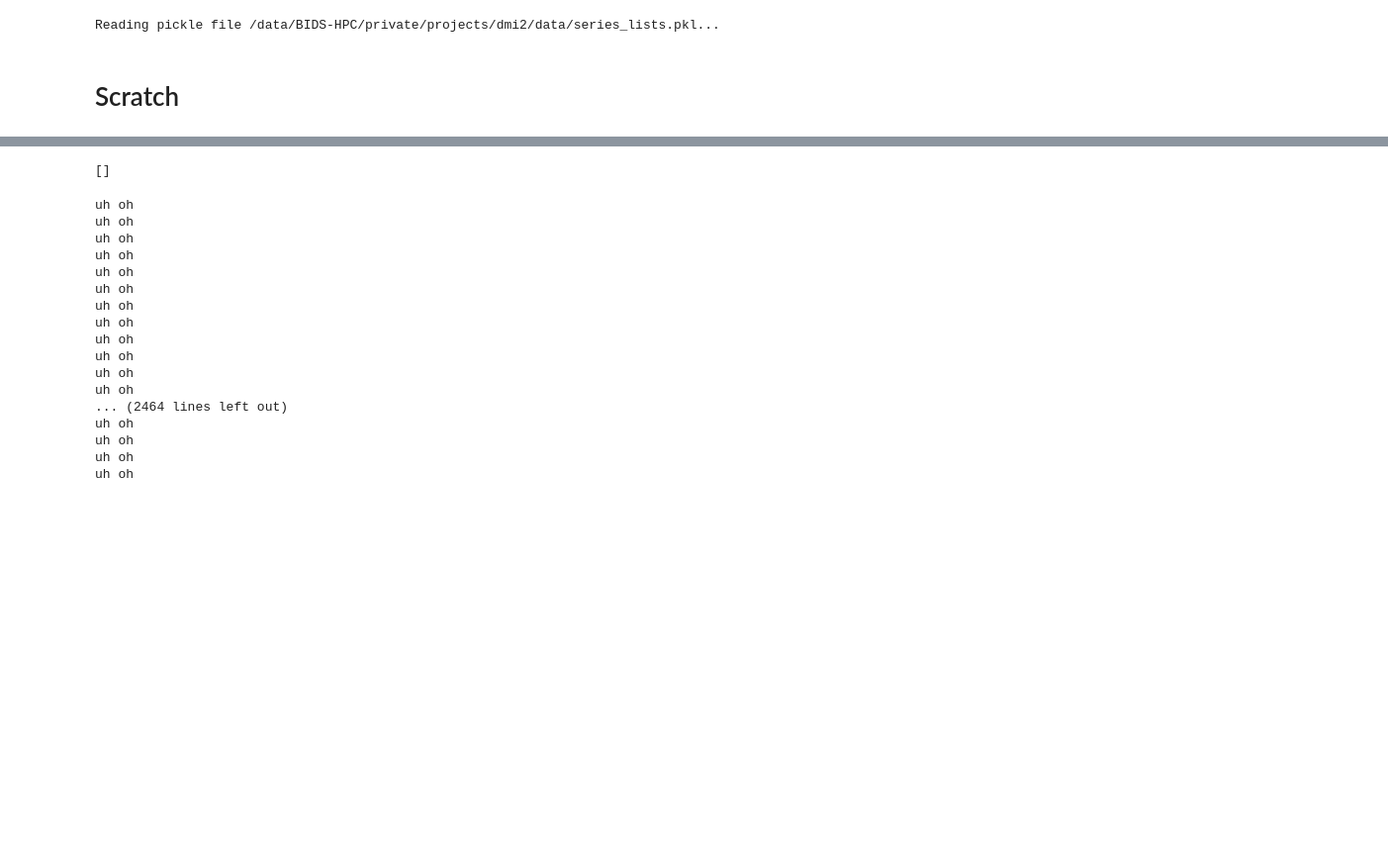
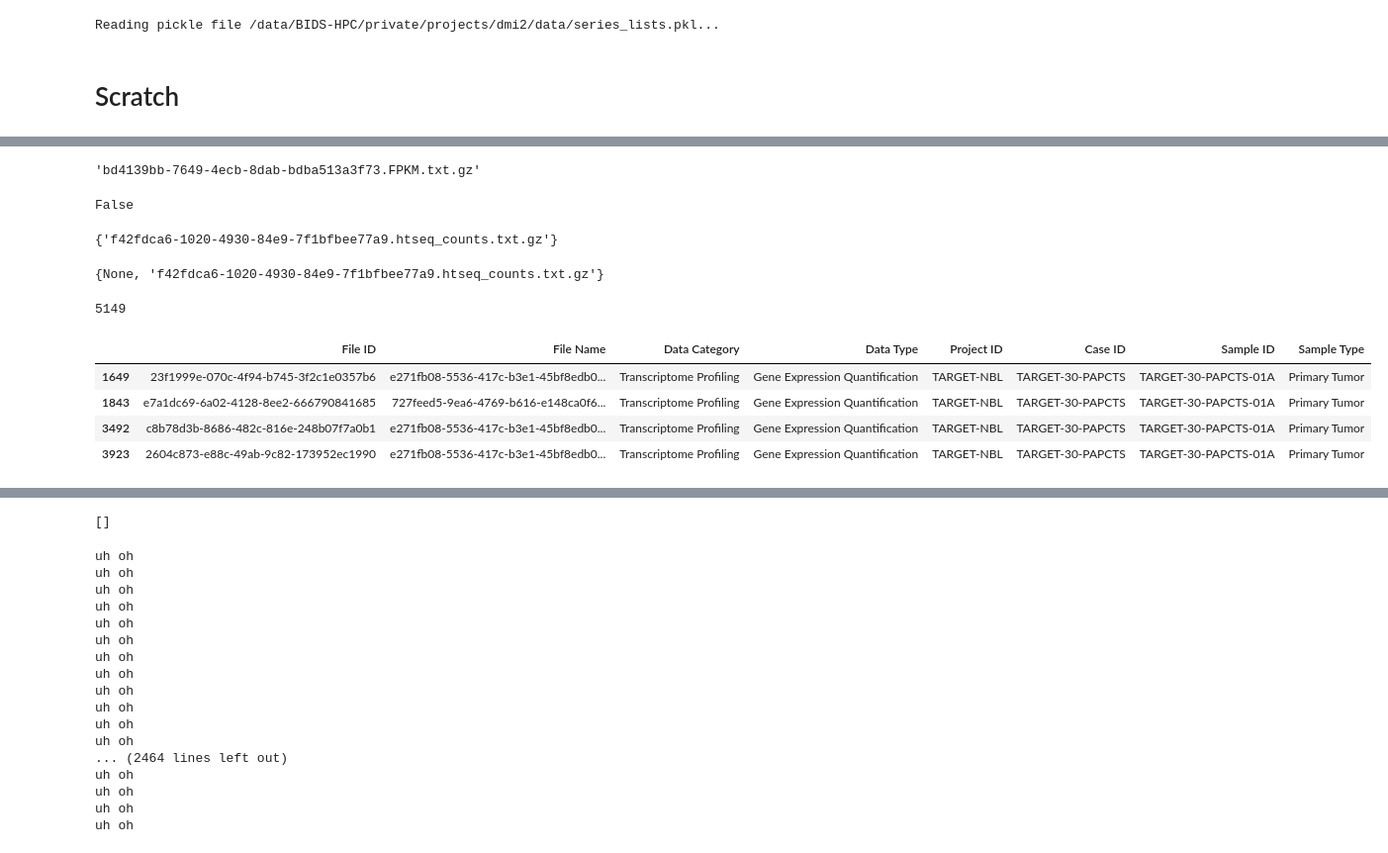
Before and after one commit to andrew-weisman/target_classification, a Jupyter notebook: main.ipynb, the cells around one changed output, grey strips where cells are left out. Shown at 99% size. Drawn from its saved outputs; the diff is of its cells as text; code cells hidden in the pictures; blank space fills up the shorter version.

```diff
--- a/main.ipynb
+++ b/main.ipynb
@@ -20,0 +129,12 @@ Reading pickle file /data/BIDS-HPC/private/projects/dmi2/data/series_lists.pkl..
+# %%
+import pandas as pd
+import json
+df_samples = pd.read_csv('/data/BIDS-HPC/private/projects/dmi2/data/gdc_sample_sheet.2020-07-02.tsv', sep='\t')
+with open('/data/BIDS-HPC/private/projects/dmi2/data/metadata.cart.2020-07-02.json') as f:
+    metadata = json.load(f)
+
+filename_mapping_samples = df_samples['File Name']
+
+filename_mapping_metadata = []
+for curr_file in metadata:
+    filename_mapping_metadata.append(curr_file['file_name'])
@@ -20,0 +253,31 @@ Reading pickle file /data/BIDS-HPC/private/projects/dmi2/data/series_lists.pkl..
+# %%
+metadata[0]['file_name']
+# %% [output]
+'bd4139bb-7649-4ecb-8dab-bdba513a3f73.FPKM.txt.gz'
+# %%
+non_unique_values = (len(df_sample['Data Category'].unique())!=1) or (len(df_sample['Data Type'].unique())!=1) or (len(df_sample['Project ID'].unique())!=1) or (len(df_sample['Case ID'].unique())!=1) or (len(df_sample['Sample ID'].unique())!=1) or (len(df_sample['Sample Type'].unique())!=1)
+non_unique_values
+# %% [output]
+False
+# %%
+htseq_suffixes = ['htseq.counts', 'htseq_counts.txt']
+htseq_files = [ (fn if ('.'.join(fn.split('.')[1:-1]) in htseq_suffixes) else None) for fn in df_sample['File Name'] ]
+set(htseq_files) - {None}
+# %% [output]
+{'f42fdca6-1020-4930-84e9-7f1bfbee77a9.htseq_counts.txt.gz'}
+# %%
+set([None, None, 'f42fdca6-1020-4930-84e9-7f1bfbee77a9.htseq_counts.txt.gz', None])
+# %% [output]
+{None, 'f42fdca6-1020-4930-84e9-7f1bfbee77a9.htseq_counts.txt.gz'}
+# %%
+sum(nfiles_per_sample)
+# %% [output]
+5149
+# %%
+df_sample
+# %% [output]
+|  | File ID | File Name | Data Category | Data Type | Project ID | Case ID | Sample ID | Sample Type |
+| 1649 | 23f1999e-070c-4f94-b745-3f2c1e0357b6 | e271fb08-5536-417c-b3e1-45bf8edb0... | Transcriptome Profiling | Gene Expression Quantification | TARGET-NBL | TARGET-30-PAPCTS | TARGET-30-PAPCTS-01A | Primary Tumor |
+| 1843 | e7a1dc69-6a02-4128-8ee2-666790841685 | 727feed5-9ea6-4769-b616-e148ca0f6... | Transcriptome Profiling | Gene Expression Quantification | TARGET-NBL | TARGET-30-PAPCTS | TARGET-30-PAPCTS-01A | Primary Tumor |
+| 3492 | c8b78d3b-8686-482c-816e-248b07f7a0b1 | e271fb08-5536-417c-b3e1-45bf8edb0... | Transcriptome Profiling | Gene Expression Quantification | TARGET-NBL | TARGET-30-PAPCTS | TARGET-30-PAPCTS-01A | Primary Tumor |
+| 3923 | 2604c873-e88c-49ab-9c82-173952ec1990 | e271fb08-5536-417c-b3e1-45bf8edb0... | Transcriptome Profiling | Gene Expression Quantification | TARGET-NBL | TARGET-30-PAPCTS | TARGET-30-PAPCTS-01A | Primary Tumor |
```
Also changed, not shown: parts of 23 cells of this notebook, 2 other files.
